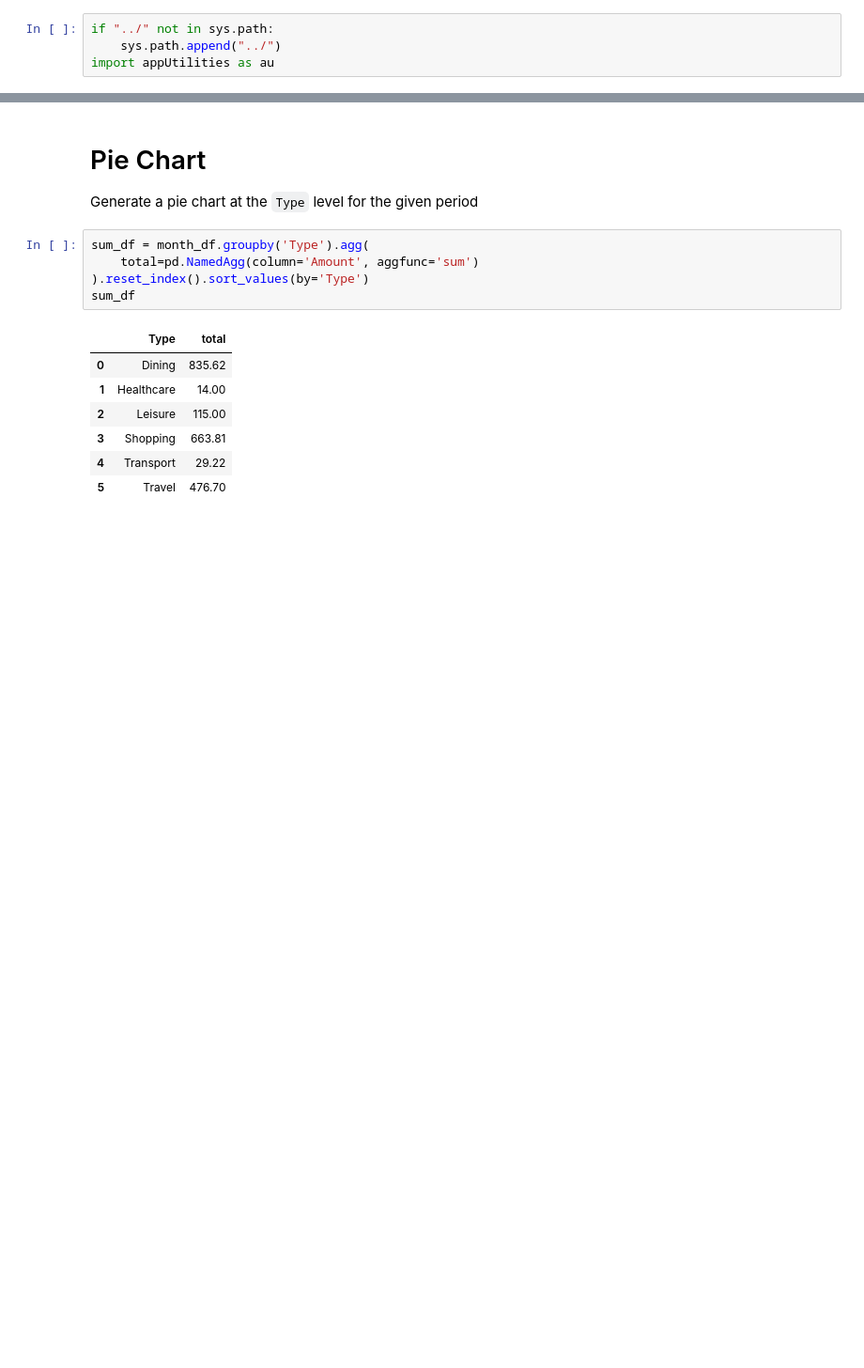
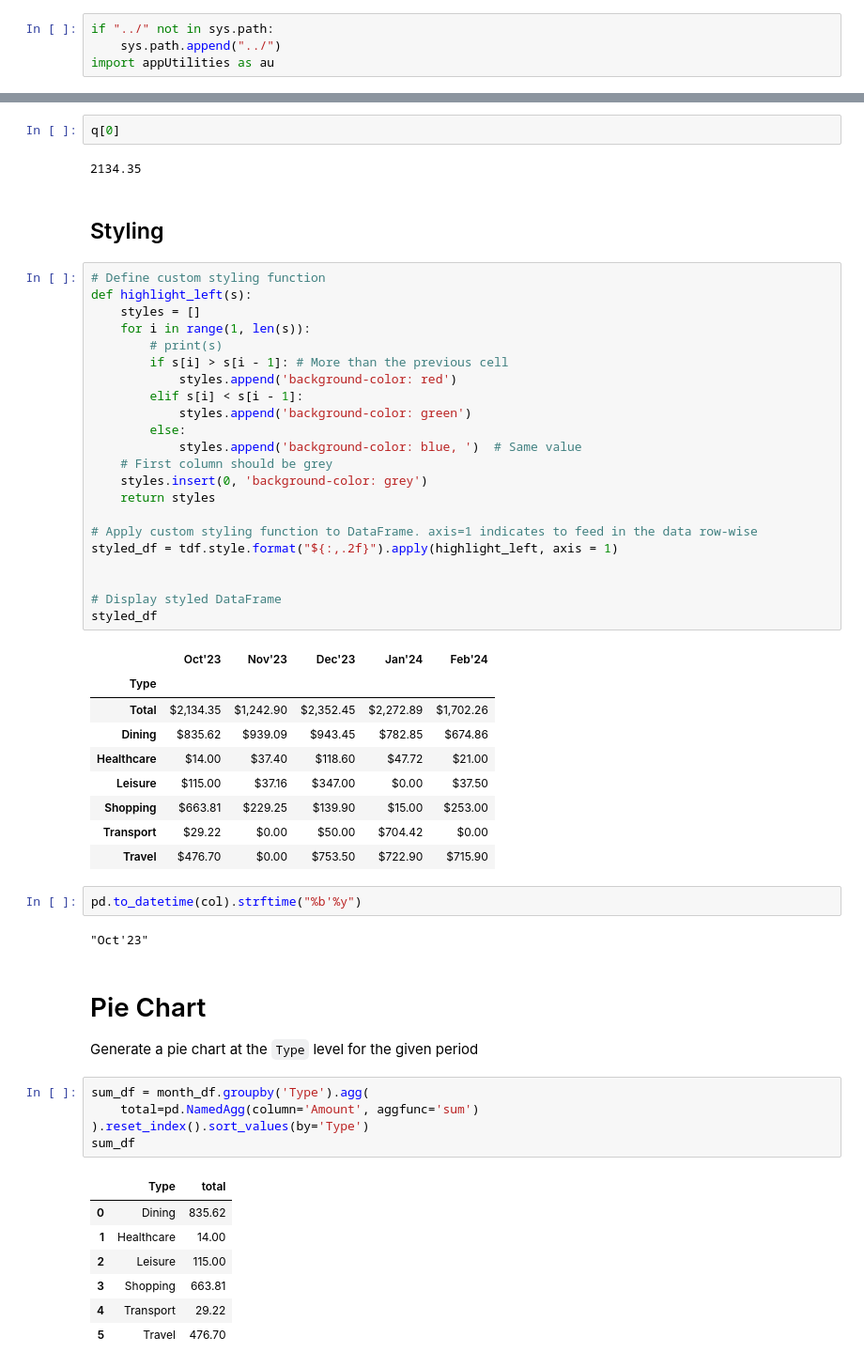
Before and after one commit to Lerac1275/personal-spending, a Jupyter notebook: notebooks/graphing.ipynb, the cells around one changed output, grey strips where cells are left out. Shown: that part at 94% size. Cells and saved outputs as stored; diff of their text form; blank space fills up the shorter version.

```diff
--- a/notebooks/graphing.ipynb
+++ b/notebooks/graphing.ipynb
@@ -31,3 +106,45 @@ week_df = au.get_week(df, week='2023-10-23')
+# %%
+q[0]
+# %% [output]
+2134.35
+# %% [markdown]
+## Styling
+# %%
+# Define custom styling function
+def highlight_left(s):
+    styles = []
+    for i in range(1, len(s)):
+        # print(s)
+        if s[i] > s[i - 1]: # More than the previous cell
+            styles.append('background-color: red')
+        elif s[i] < s[i - 1]:
+            styles.append('background-color: green')
+        else:
+            styles.append('background-color: blue, ')  # Same value
+    # First column should be grey
+    styles.insert(0, 'background-color: grey')
+    return styles
+
+# Apply custom styling function to DataFrame. axis=1 indicates to feed in the data row-wise
+styled_df = tdf.style.format("${:,.2f}").apply(highlight_left, axis = 1)
+
+
+# Display styled DataFrame
+styled_df
+# %% [output]
+|  | Oct'23 | Nov'23 | Dec'23 | Jan'24 | Feb'24 |
+| Type |  |  |  |  |  |
+| Total | $2,134.35 | $1,242.90 | $2,352.45 | $2,272.89 | $1,702.26 |
+| Dining | $835.62 | $939.09 | $943.45 | $782.85 | $674.86 |
+| Healthcare | $14.00 | $37.40 | $118.60 | $47.72 | $21.00 |
+| Leisure | $115.00 | $37.16 | $347.00 | $0.00 | $37.50 |
+| Shopping | $663.81 | $229.25 | $139.90 | $15.00 | $253.00 |
+| Transport | $29.22 | $0.00 | $50.00 | $704.42 | $0.00 |
+| Travel | $476.70 | $0.00 | $753.50 | $722.90 | $715.90 |
+# %%
+pd.to_datetime(col).strftime("%b'%y")
+# %% [output]
+"Oct'23"
 # %% [markdown]
 # Pie Chart
 
```
Also changed, not shown: parts of 12 cells of this notebook, 4 other files.
